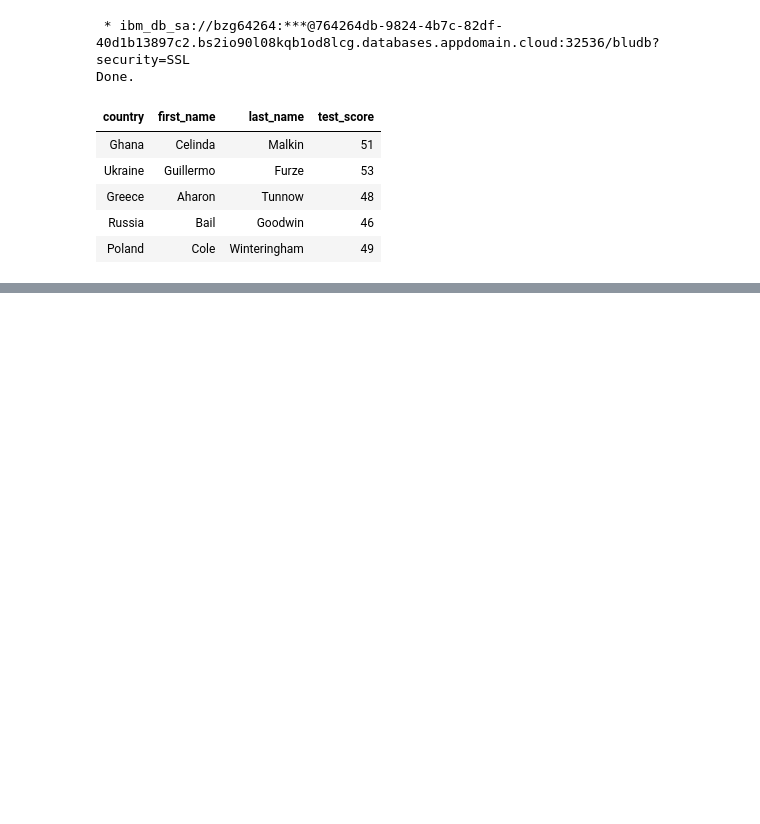
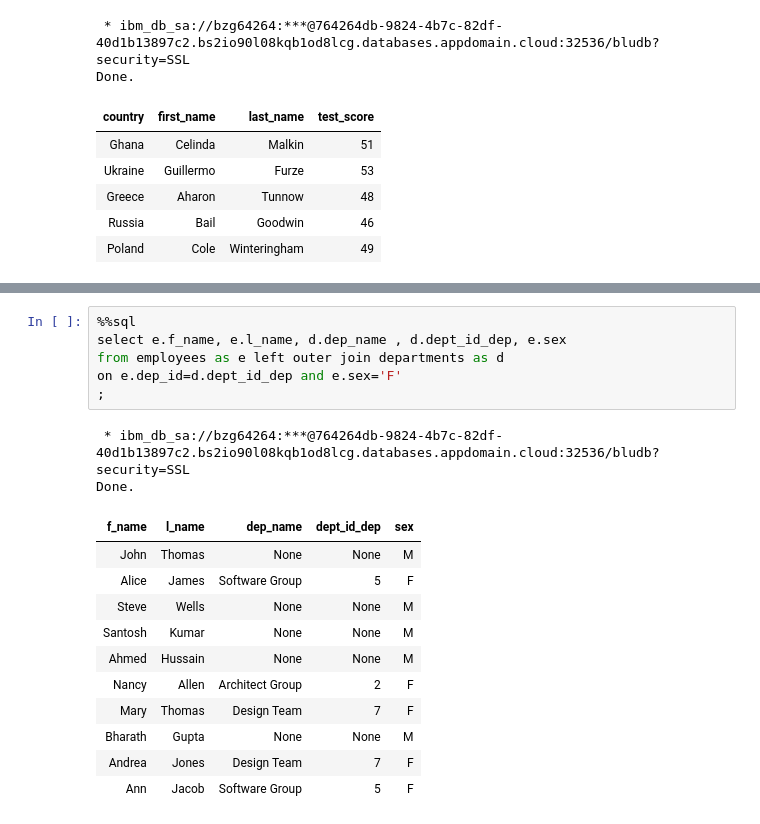
Before and after one commit to Jinkxt/IBM-Practice, a Jupyter notebook: 3- sql magic on ibm db2.ipynb, the cells around one changed output, grey strips where cells are left out. Saved outputs shown, nothing was run; the diff lists cells and outputs as text; blank space fills up the shorter version.

```diff
--- a/3- sql magic on ibm db2.ipynb
+++ b/3- sql magic on ibm db2.ipynb
@@ -229,0 +373,20 @@ Done.
+# %%
+%%sql
+select e.f_name, e.l_name, d.dep_name , d.dept_id_dep, e.sex
+from employees as e left outer join departments as d
+on e.dep_id=d.dept_id_dep and e.sex='F'
+;
+# %% [output]
+ * ibm_db_sa://bzg64264:***@764264db-9824-4b7c-82df-40d1b13897c2.bs2io90l08kqb1od8lcg.databases.appdomain.cloud:32536/bludb?security=SSL
+Done.
+| f_name | l_name | dep_name | dept_id_dep | sex |
+| John | Thomas | None | None | M |
+| Alice | James | Software Group | 5 | F |
+| Steve | Wells | None | None | M |
+| Santosh | Kumar | None | None | M |
+| Ahmed | Hussain | None | None | M |
+| Nancy | Allen | Architect Group | 2 | F |
+| Mary | Thomas | Design Team | 7 | F |
+| Bharath | Gupta | None | None | M |
+| Andrea | Jones | Design Team | 7 | F |
+| Ann | Jacob | Software Group | 5 | F |
```
Also changed, not shown: parts of 16 cells of this notebook, 3 other files.
